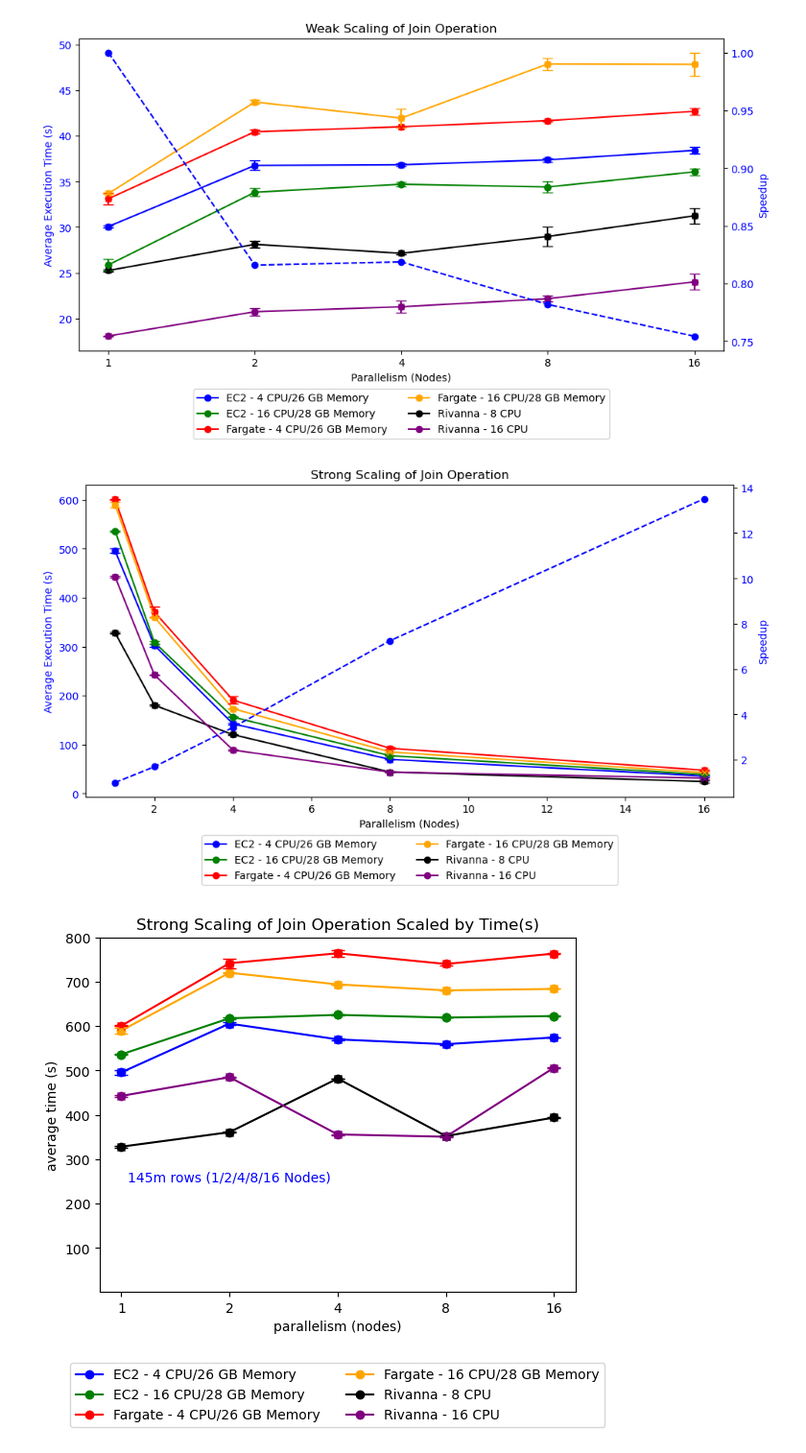
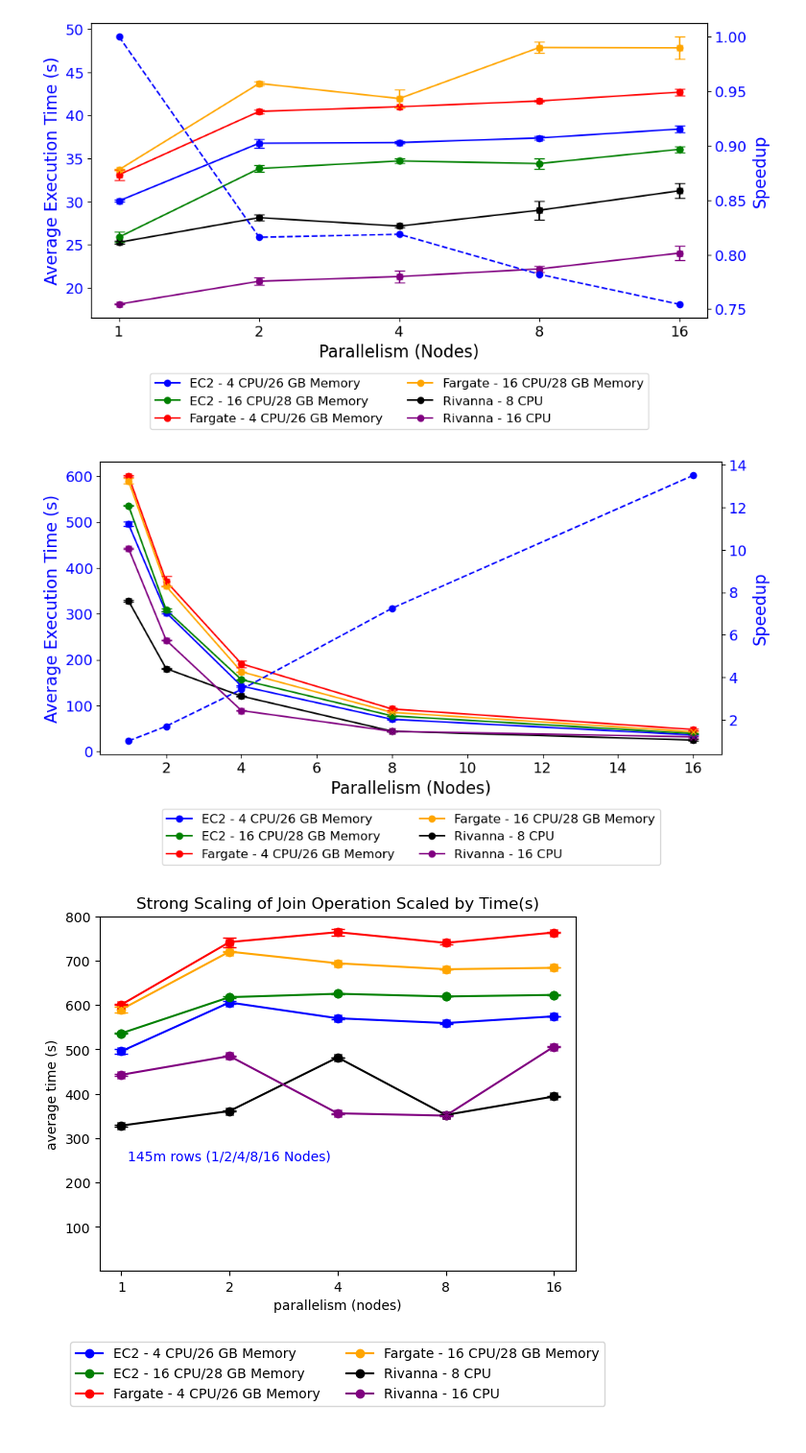
Before and after one commit to mstaylor/cylon, a Jupyter notebook: target/aws/scripts/notebooks/Join_Weak_Scaling_quals2.ipynb, the cells around one changed output. Shown at 96% size. Saved outputs shown, nothing was run; the diff lists cells and outputs as text; code cells hidden in the pictures.

```diff
--- a/target/aws/scripts/notebooks/Join_Weak_Scaling_quals2.ipynb
+++ b/target/aws/scripts/notebooks/Join_Weak_Scaling_quals2.ipynb
@@ -142,46 +142,46 @@ rivanna_16_err = [0.02347755255, 0.4246302028, 0.6883161402, 0.3344739079, 0.855
 
 # Create the main plot
 fig, ax1 = plt.subplots(figsize=(10, 6))
+fig.patch.set_facecolor('white')
+ax1.set_facecolor('white')
 
 # Plot execution times
 ax1.plot(world_size, ec2_4_26, marker='o', color='b', label='EC2 - 4 CPU/26 GB Memory')
 ax1.plot(world_size, ec2_16_28, marker='o', color='g', label='EC2 - 16 CPU/28 GB Memory')
 ax1.plot(world_size, fargate_4_26, marker='o', color='r', label='Fargate - 4 CPU/26 GB Memory')
 ax1.plot(world_size, fargate_16_28, marker='o', color='orange', label='Fargate - 16 CPU/28 GB Memory')
 ax1.plot(world_size, rivanna_8, marker='o', color='black', label='Rivanna - 8 CPU')
 ax1.plot(world_size, rivanna_16, marker='o', color='purple', label='Rivanna - 16 CPU')
 
 # Add error bars
 ax1.errorbar(world_size, ec2_4_26, yerr=ec2_4_26_err, fmt='x', color='b', ecolor='b', capsize=5)
 ax1.errorbar(world_size, ec2_16_28, yerr=ec2_16_28_err, fmt='o', color='g', ecolor='g', capsize=5)
 ax1.errorbar(world_size, fargate_4_26, yerr=fargate_4_26_err, fmt='x', color='r', ecolor='r', capsize=5)
 ax1.errorbar(world_size, fargate_16_28, yerr=fargate_16_28_err, fmt='x', color='orange', ecolor='orange', capsize=5)
 ax1.errorbar(world_size, rivanna_8, yerr=rivanna_8_err, fmt='x', color='black', ecolor='black', capsize=5)
 ax1.errorbar(world_size, rivanna_16, yerr=rivanna_16_err, fmt='x', color='purple', ecolor='purple', capsize=5)
 
-# Customize primary y-axis
-ax1.set_xlabel('Parallelism (Nodes)')
-ax1.set_ylabel('Average Execution Time (s)', color='blue')
-ax1.tick_params(axis='y', labelcolor='blue')
-ax1.set_title('Weak Scaling of Join Operation')
+# Customize primary y-axis (no title)
+ax1.set_xlabel('Parallelism (Nodes)', fontsize=16)
+ax1.set_ylabel('Average Execution Time (s)', color='blue', fontsize=16)
+ax1.tick_params(axis='y', labelcolor='blue', labelsize=14)
+ax1.tick_params(axis='x', labelsize=14)
 
 # Add a second y-axis for speedup
 ax2 = ax1.twinx()
 ax2.plot(world_size, speedup, 'o--', color='blue', label='Speedup (Avg)')
-ax2.set_ylabel('Speedup', color='blue')
-ax2.tick_params(axis='y', labelcolor='blue')
+ax2.set_ylabel('Speedup', color='blue', fontsize=16)
+ax2.tick_params(axis='y', labelcolor='blue', labelsize=14)
 
 # Add legends
-ax1.legend(loc="lower center", bbox_to_anchor=(0.5, -0.3), ncol=2)
-#ax1.legend(loc="upper left")
-#ax2.legend(loc="upper right")
+ax1.legend(loc="lower center", bbox_to_anchor=(0.5, -0.4), ncol=2, fontsize=12)
 
 # Adjust layout and save
 plt.tight_layout()
-plt.savefig('join-s-scaling-speedup.svg', format='svg')
+plt.savefig('join-w-scaling-speedup.svg', format='svg', facecolor='white', edgecolor='none')
 plt.show()
 # %% [output]
-[figure, old version]
+[figure, new version]
 # %%
 import matplotlib.pyplot as plt
 import numpy as np
@@ -222,6 +222,8 @@ rivanna_16_err = [1.675233477, 0.630348115, 1.034757767, 0.546081538, 1.36372936
 
 # Create the main plot
 fig, ax1 = plt.subplots(figsize=(10, 6))
+fig.patch.set_facecolor('white')
+ax1.set_facecolor('white')
 
 # Plot execution times
 ax1.plot(world_size, ec2_4_26, marker='o', color='b', label='EC2 - 4 CPU/26 GB Memory')
@@ -239,29 +241,27 @@ ax1.errorbar(world_size, fargate_16_28, yerr=fargate_16_28_err, fmt='x', color='
 ax1.errorbar(world_size, rivanna_8, yerr=rivanna_8_err, fmt='x', color='black', ecolor='black', capsize=5)
 ax1.errorbar(world_size, rivanna_16, yerr=rivanna_16_err, fmt='x', color='purple', ecolor='purple', capsize=5)
 
-# Customize primary y-axis
-ax1.set_xlabel('Parallelism (Nodes)')
-ax1.set_ylabel('Average Execution Time (s)', color='blue')
-ax1.tick_params(axis='y', labelcolor='blue')
-ax1.set_title('Strong Scaling of Join Operation')
+# Customize primary y-axis (no title)
+ax1.set_xlabel('Parallelism (Nodes)', fontsize=16)
+ax1.set_ylabel('Average Execution Time (s)', color='blue', fontsize=16)
+ax1.tick_params(axis='y', labelcolor='blue', labelsize=14)
+ax1.tick_params(axis='x', labelsize=14)
 
 # Add a second y-axis for speedup
 ax2 = ax1.twinx()
 ax2.plot(world_size, speedup, 'o--', color='blue', label='Speedup (Avg)')
-ax2.set_ylabel('Speedup', color='blue')
-ax2.tick_params(axis='y', labelcolor='blue')
+ax2.set_ylabel('Speedup', color='blue', fontsize=16)
+ax2.tick_params(axis='y', labelcolor='blue', labelsize=14)
 
 # Add legends
-ax1.legend(loc="lower center", bbox_to_anchor=(0.5, -0.3), ncol=2)
-#ax1.legend(loc="upper left")
-#ax2.legend(loc="upper right")
+ax1.legend(loc="lower center", bbox_to_anchor=(0.5, -0.4), ncol=2, fontsize=12)
 
 # Adjust layout and save
 plt.tight_layout()
-plt.savefig('join-s-scaling-speedup.svg', format='svg')
+plt.savefig('join-s-scaling-speedup.svg', format='svg', facecolor='white', edgecolor='none')
 plt.show()
 # %% [output]
-[figure, old version]
+[figure, new version]
 # %%
 import matplotlib.pyplot as plt
 
```
Also changed, not shown: parts of 3 cells of this notebook, 2 other files.
